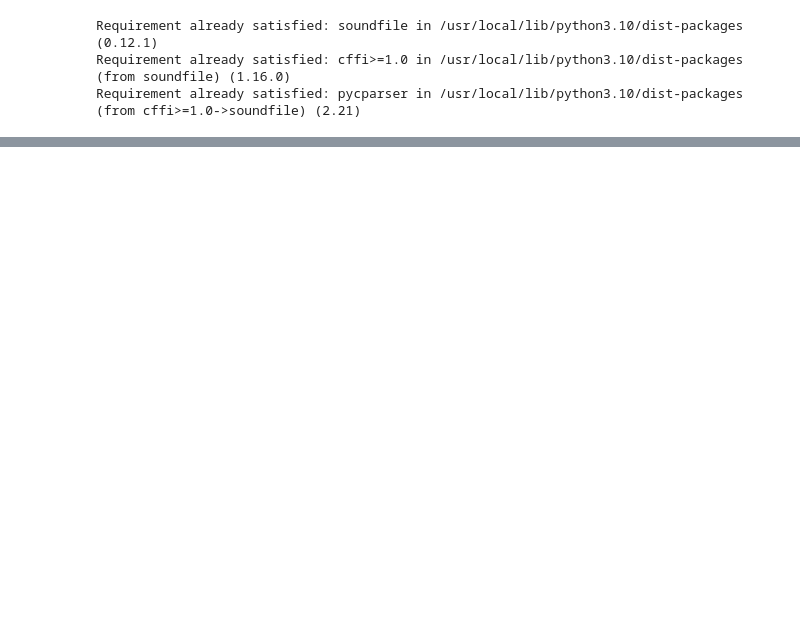
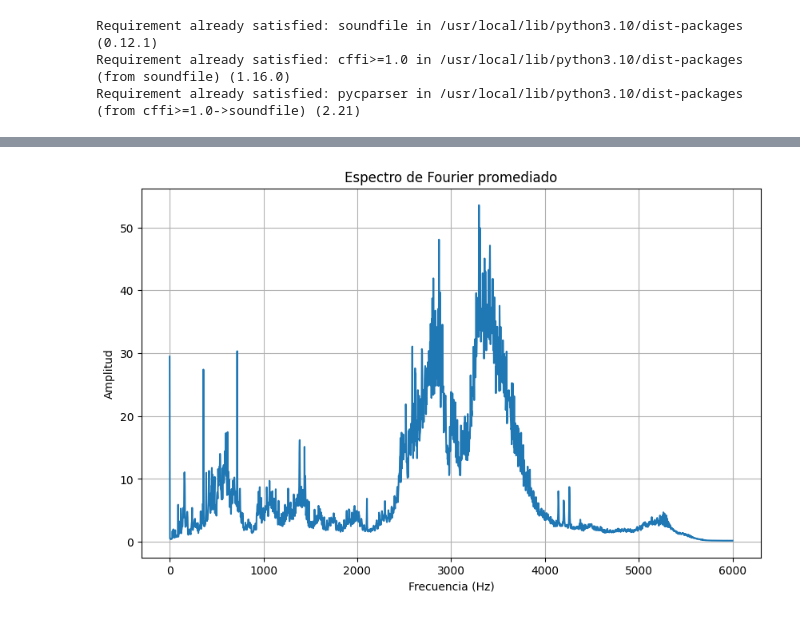
Before and after one commit to daniela12p/Tareas, a Jupyter notebook: Segundo_parcial_SyS.ipynb, the cells around one changed output, grey strips where cells are left out. Saved outputs shown, nothing was run; the diff lists cells and outputs as text; code cells hidden in the pictures; blank space fills up the shorter version.

```diff
--- a/Segundo_parcial_SyS.ipynb
+++ b/Segundo_parcial_SyS.ipynb
@@ -264,0 +425,13 @@ plt.show()
+# %%
+# Supongamos que quieres promediar las filas de Xw para obtener un espectro promedio
+spectrum = np.mean(Xw, axis=0)
+
+plt.figure(figsize=(10, 6))
+plt.plot(vf, spectrum)
+plt.xlabel('Frecuencia (Hz)')
+plt.ylabel('Amplitud')
+plt.title('Espectro de Fourier promediado')
+plt.grid(True)
+plt.show()
+# %% [output]
+[figure, added]
```
Also changed, not shown: parts of 23 cells of this notebook.
